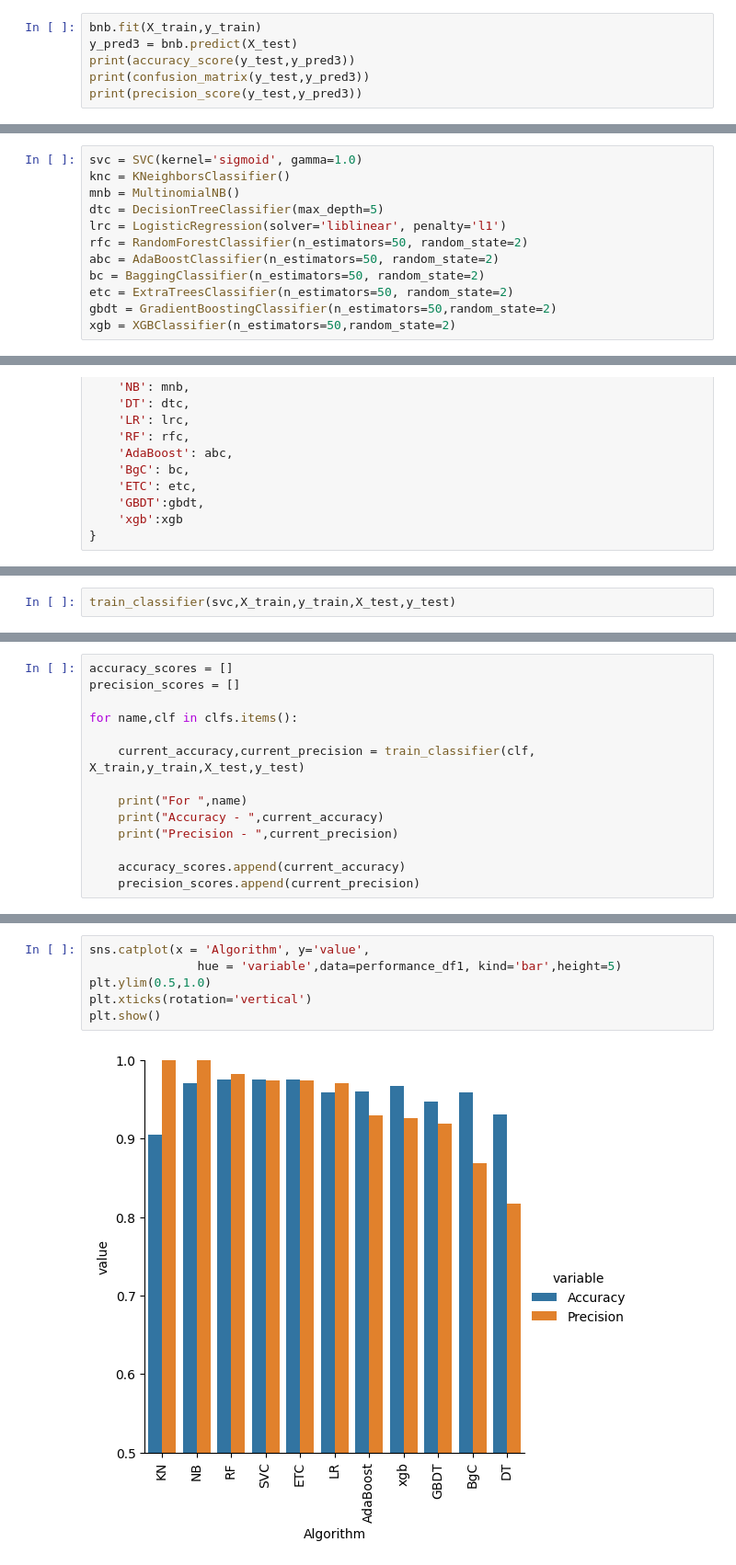
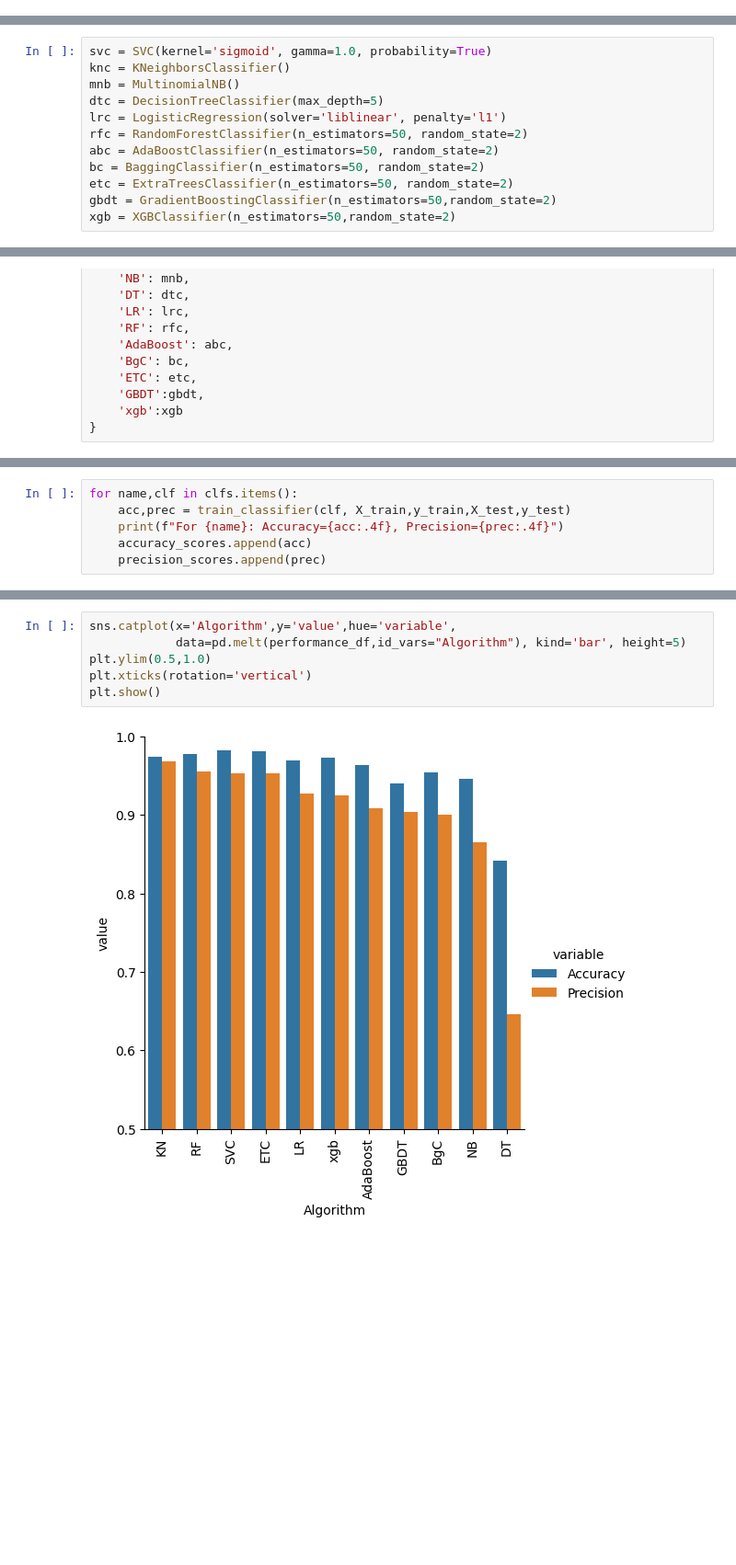
Before and after one commit to swapnadeepcom/SpamSleuth, a Jupyter notebook: sms-spam-detection.ipynb, the cells around one changed output, grey strips where cells are left out. Shown: that part at 92% size. Saved outputs shown, nothing was run; the diff lists cells and outputs as text; blank space fills up the shorter version.

```diff
--- a/sms-spam-detection.ipynb
+++ b/sms-spam-detection.ipynb
@@ -463,6 +315,0 @@ print(precision_score(y_test,y_pred2))
-# %%
-bnb.fit(X_train,y_train)
-y_pred3 = bnb.predict(X_test)
-print(accuracy_score(y_test,y_pred3))
-print(confusion_matrix(y_test,y_pred3))
-print(precision_score(y_test,y_pred3))
@@ -488,5 +316,5 @@ from xgboost import XGBClassifier
 # %%
-svc = SVC(kernel='sigmoid', gamma=1.0)
+svc = SVC(kernel='sigmoid', gamma=1.0, probability=True)
 knc = KNeighborsClassifier()
 mnb = MultinomialNB()
 dtc = DecisionTreeClassifier(max_depth=5)
@@ -521,3 +348 @@ def train_classifier(clf,X_train,y_train,X_test,y_test):
     return accuracy,precision
-# %%
-train_classifier(svc,X_train,y_train,X_test,y_test)
@@ -526,15 +352,7 @@ train_classifier(svc,X_train,y_train,X_test,y_test)
 # %%
-accuracy_scores = []
-precision_scores = []
-
 for name,clf in clfs.items():
-
-    current_accuracy,current_precision = train_classifier(clf, X_train,y_train,X_test,y_test)
-
-    print("For ",name)
-    print("Accuracy - ",current_accuracy)
-    print("Precision - ",current_precision)
-
-    accuracy_scores.append(current_accuracy)
-    precision_scores.append(current_precision)
+    acc,prec = train_classifier(clf, X_train,y_train,X_test,y_test)
+    print(f"For {name}: Accuracy={acc:.4f}, Precision={prec:.4f}")
+    accuracy_scores.append(acc)
+    precision_scores.append(prec)
 # %% [output]
@@ -613,8 +386,8 @@ performance_df1
 # %%
-sns.catplot(x = 'Algorithm', y='value',
-               hue = 'variable',data=performance_df1, kind='bar',height=5)
+sns.catplot(x='Algorithm',y='value',hue='variable',
+            data=pd.melt(performance_df,id_vars="Algorithm"), kind='bar', height=5)
 plt.ylim(0.5,1.0)
 plt.xticks(rotation='vertical')
 plt.show()
 # %% [output]
-[figure, old version]
+[figure, new version]
```
Also changed, not shown: parts of 152 cells of this notebook, 3 other files.
